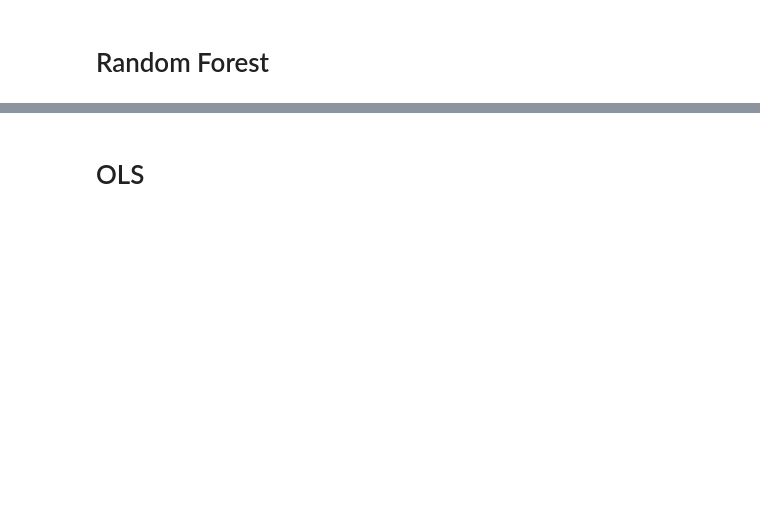
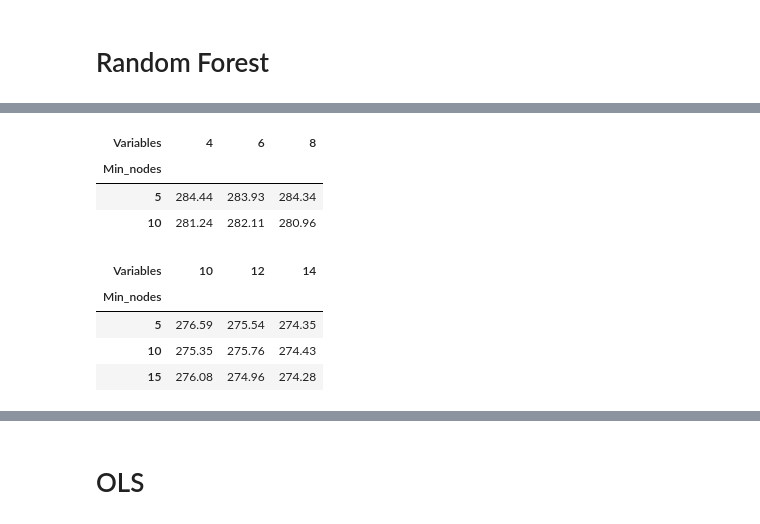
Before and after one commit to Jacopo21/AirbPrice_ML, a Jupyter notebook: vu_apr.ipynb, the cells around one changed output, grey strips where cells are left out. Drawn from its saved outputs; the diff is of its cells as text; code cells hidden in the pictures; blank space fills up the shorter version.

```diff
--- a/vu_apr.ipynb
+++ b/vu_apr.ipynb
@@ -320,3 +325,5 @@ data_apr.to_csv('/Users/jacopobinati/Desktop/HM2/listings_APR_FINAL2.csv', index
 data_train, data_holdout = train_test_split(data_apr, train_size=0.8, random_state=42)
 # %% [markdown]
 # Random Forest
+# %%
+ncores = 3
@@ -322,0 +366,25 @@ data_train, data_holdout = train_test_split(data_apr, train_size=0.8, random_sta
+# %%
+rfr = RandomForestRegressor(
+    random_state=42,
+    criterion="squared_error",
+    n_estimators=30,
+    oob_score=True,
+    n_jobs=ncores,
+)
+
+tune_grid = {
+    "max_features": [10, 12, 14],
+    "min_samples_split": [6, 11, 16],
+}
+
+rf_random = GridSearchCV(
+    rfr,
+    tune_grid,
+    cv=5,
+    scoring="neg_root_mean_squared_error",
+    verbose=3,
+)
+
+y, X = dmatrices("price ~ " + " + ".join(predictors_2), data_train)
+
+rf_model_2 = rf_random.fit(X, y.ravel())
@@ -322,0 +452,35 @@ data_train, data_holdout = train_test_split(data_apr, train_size=0.8, random_sta
+# %%
+pd.DataFrame(rf_model_1.cv_results_)[
+    ["param_max_features", "param_min_samples_split", "mean_test_score"]
+].assign(
+    mean_test_score=lambda x: x["mean_test_score"] * -1,
+    Variables=lambda x: x["param_max_features"],
+    Min_nodes=lambda x: x["param_min_samples_split"] - 1,
+).pivot(
+    index="Min_nodes", columns="Variables", values="mean_test_score"
+).round(
+    2
+)
+# %% [output]
+| Variables | 4 | 6 | 8 |
+| Min_nodes |  |  |  |
+| 5 | 284.44 | 283.93 | 284.34 |
+| 10 | 281.24 | 282.11 | 280.96 |
+# %%
+pd.DataFrame(rf_model_2.cv_results_)[
+    ["param_max_features", "param_min_samples_split", "mean_test_score"]
+].assign(
+    mean_test_score=lambda x: x["mean_test_score"] * -1,
+    Variables=lambda x: x["param_max_features"],
+    Min_nodes=lambda x: x["param_min_samples_split"] - 1,
+).pivot(
+    index="Min_nodes", columns="Variables", values="mean_test_score"
+).round(
+    2
+)
+# %% [output]
+| Variables | 10 | 12 | 14 |
+| Min_nodes |  |  |  |
+| 5 | 276.59 | 275.54 | 274.35 |
+| 10 | 275.35 | 275.76 | 274.43 |
+| 15 | 276.08 | 274.96 | 274.28 |
```
Also changed, not shown: parts of 33 cells of this notebook.
